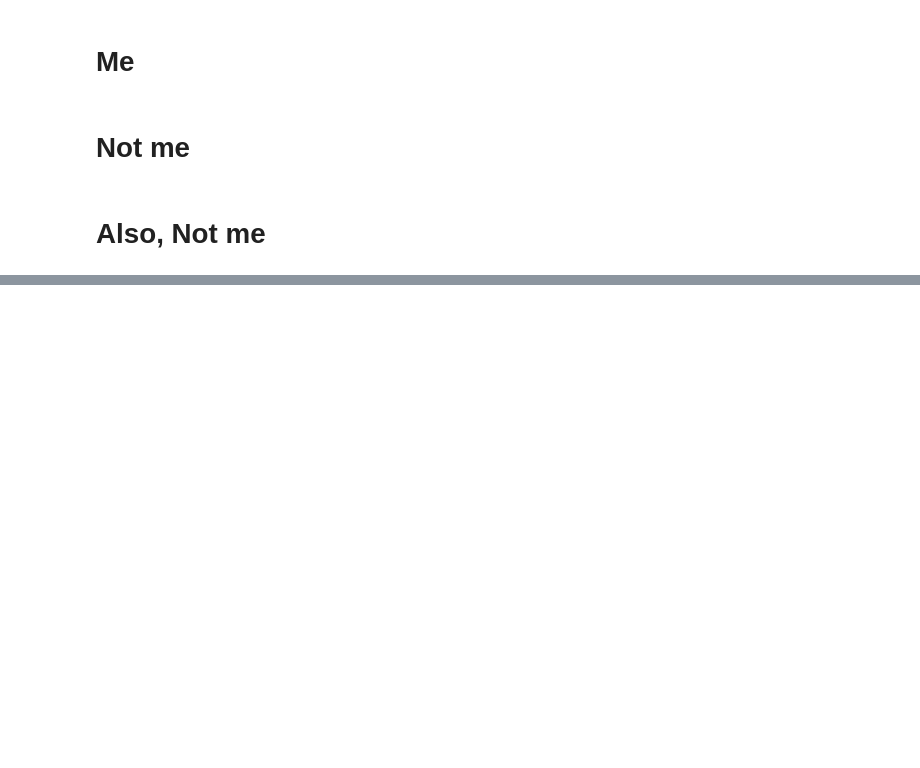
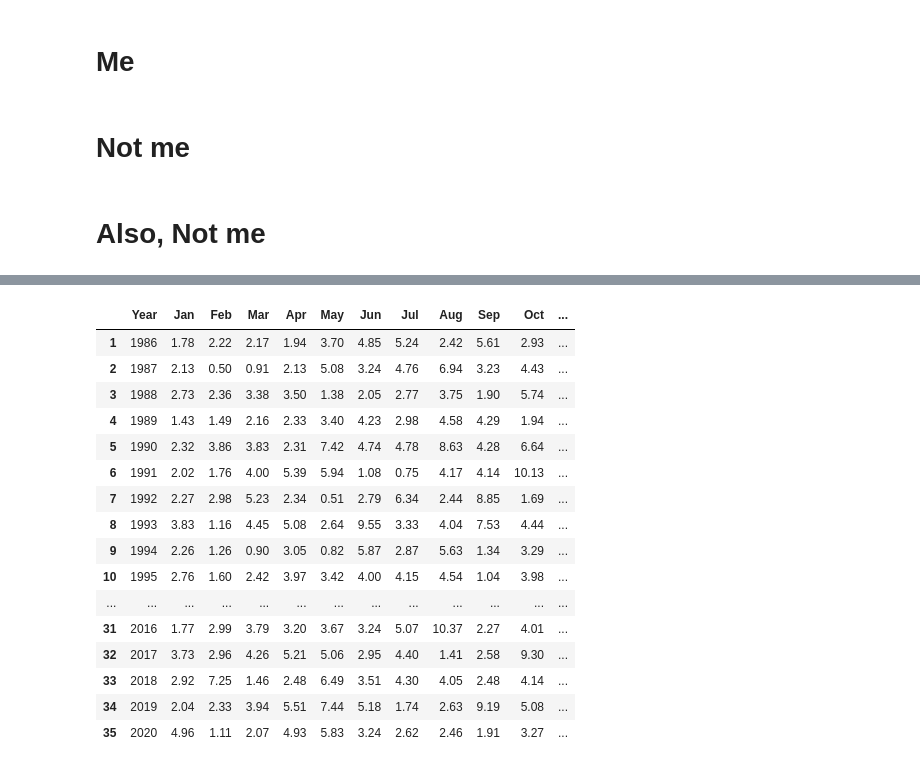
Before and after one commit to p-timothy/CodingProject, a Jupyter notebook: Notebook.ipynb, the cells around one changed output, grey strips where cells are left out. Cells and saved outputs as stored; diff of their text form; code cells hidden in the pictures; blank space fills up the shorter version.

```diff
--- a/Notebook.ipynb
+++ b/Notebook.ipynb
@@ -71,3 +71,7 @@ def rasterCalc(formula, imageList, filename):
 # Not me
 # %% [markdown]
 # Also, Not me
+# %%
+# Read precipitation dataset
+precipitation_dt = pd.read_csv('C:/Users/Dalton/Desktop/School/Winter_2023/GIS_490/Final_proj/data/Precipitation_final.csv')
+precipitation_dt.head()
@@ -73,0 +89,22 @@ def rasterCalc(formula, imageList, filename):
+# %%
+#get precip dt without 1985
+remove1985_precip = precipitation_dt[precipitation_dt["Year"] != 1985]
+remove1985_precip
+# %% [output]
+|  | Year | Jan | Feb | Mar | Apr | May | Jun | Jul | Aug | Sep | Oct | ... |
+| 1 | 1986 | 1.78 | 2.22 | 2.17 | 1.94 | 3.70 | 4.85 | 5.24 | 2.42 | 5.61 | 2.93 | ... |
+| 2 | 1987 | 2.13 | 0.50 | 0.91 | 2.13 | 5.08 | 3.24 | 4.76 | 6.94 | 3.23 | 4.43 | ... |
+| 3 | 1988 | 2.73 | 2.36 | 3.38 | 3.50 | 1.38 | 2.05 | 2.77 | 3.75 | 1.90 | 5.74 | ... |
+| 4 | 1989 | 1.43 | 1.49 | 2.16 | 2.33 | 3.40 | 4.23 | 2.98 | 4.58 | 4.29 | 1.94 | ... |
+| 5 | 1990 | 2.32 | 3.86 | 3.83 | 2.31 | 7.42 | 4.74 | 4.78 | 8.63 | 4.28 | 6.64 | ... |
+| 6 | 1991 | 2.02 | 1.76 | 4.00 | 5.39 | 5.94 | 1.08 | 0.75 | 4.17 | 4.14 | 10.13 | ... |
+| 7 | 1992 | 2.27 | 2.98 | 5.23 | 2.34 | 0.51 | 2.79 | 6.34 | 2.44 | 8.85 | 1.69 | ... |
+| 8 | 1993 | 3.83 | 1.16 | 4.45 | 5.08 | 2.64 | 9.55 | 3.33 | 4.04 | 7.53 | 4.44 | ... |
+| 9 | 1994 | 2.26 | 1.26 | 0.90 | 3.05 | 0.82 | 5.87 | 2.87 | 5.63 | 1.34 | 3.29 | ... |
+| 10 | 1995 | 2.76 | 1.60 | 2.42 | 3.97 | 3.42 | 4.00 | 4.15 | 4.54 | 1.04 | 3.98 | ... |
+| ... | ... | ... | ... | ... | ... | ... | ... | ... | ... | ... | ... | ... |
+| 31 | 2016 | 1.77 | 2.99 | 3.79 | 3.20 | 3.67 | 3.24 | 5.07 | 10.37 | 2.27 | 4.01 | ... |
+| 32 | 2017 | 3.73 | 2.96 | 4.26 | 5.21 | 5.06 | 2.95 | 4.40 | 1.41 | 2.58 | 9.30 | ... |
+| 33 | 2018 | 2.92 | 7.25 | 1.46 | 2.48 | 6.49 | 3.51 | 4.30 | 4.05 | 2.48 | 4.14 | ... |
+| 34 | 2019 | 2.04 | 2.33 | 3.94 | 5.51 | 7.44 | 5.18 | 1.74 | 2.63 | 9.19 | 5.08 | ... |
+| 35 | 2020 | 4.96 | 1.11 | 2.07 | 4.93 | 5.83 | 3.24 | 2.62 | 2.46 | 1.91 | 3.27 | ... |
```
Also changed, not shown: parts of 54 cells of this notebook, 2 other files.
